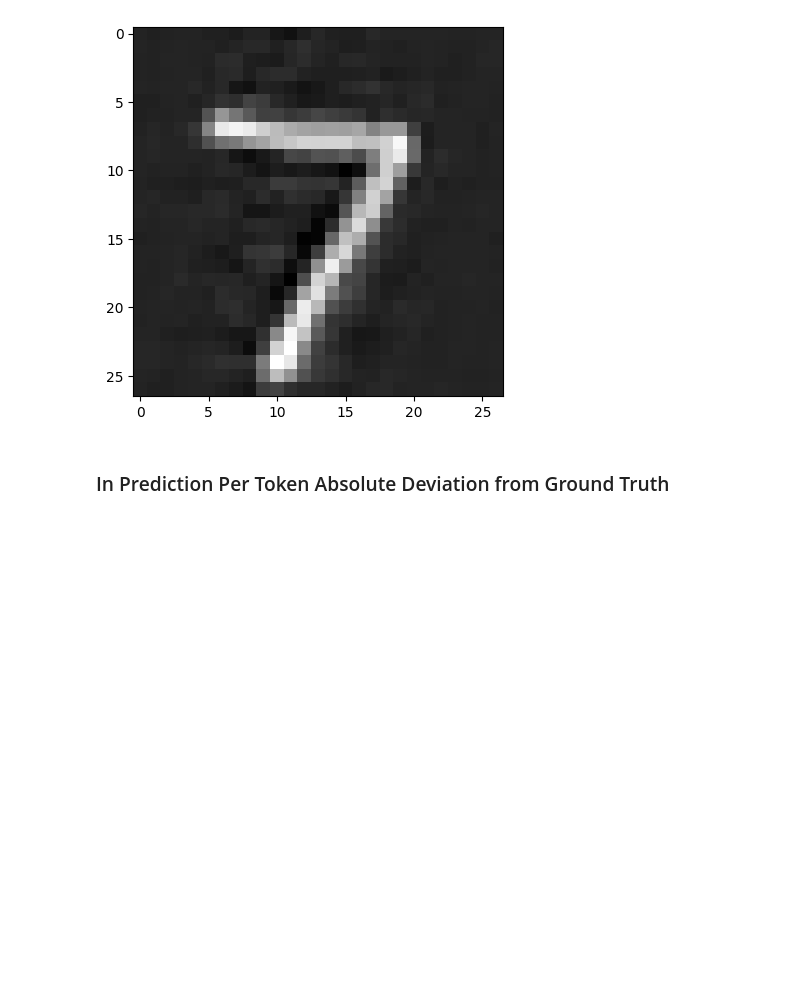
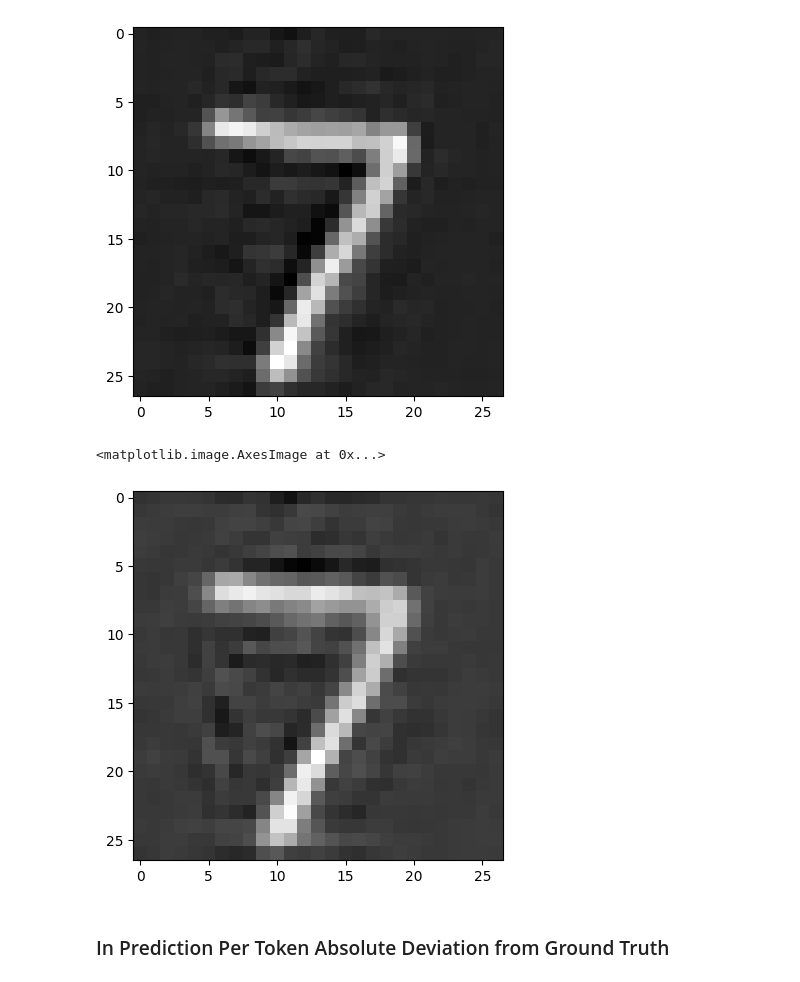
Before and after one commit to AmanKukde/FourierImageTransformer, a Jupyter notebook: examples/Super-Resolution - MNIST Example.ipynb, the cells around one changed output. Saved outputs shown, nothing was run; the diff lists cells and outputs as text; code cells hidden in the pictures; blank space fills up the shorter version.

```diff
--- a/examples/Super-Resolution - MNIST Example.ipynb
+++ b/examples/Super-Resolution - MNIST Example.ipynb
@@ -34,19 +34,20 @@ dm.setup()
 r, phi, flatten_order, order = get_polar_rfft_coords_2D(img_shape=dm.gt_shape)
 n_heads = 8
 d_query = 32
-model = SResTransformerModule(d_model=n_heads*d_query,
-                              img_shape=dm.gt_shape,
+model = SResTransformerModule(img_shape=dm.gt_shape,
                               coords=(r, phi),
                               dst_flatten_order=flatten_order,
                               dst_order=order,
                               loss='prod',
                               lr=0.0001, weight_decay=0.01, n_layers=8,
-                              n_heads=n_heads, d_query=d_query, dropout=0.1, attention_dropout=0.1,num_shells =5,
+                              n_heads=n_heads, d_query=d_query,num_shells =5,
                               model_type = 'fast')
 
 fig = plt.figure()
 psnr_dict = {}
 trained_model_path = '/home/aman.kukde/Projects/FourierImageTransformer/models/Fast_prod__L_8_H_8_s_5_subset_False_27-03_16-58-36/epoch=222-step=383337.ckpt'
+# trained_model_path = '/home/aman.kukde/Projects/FourierImageTransformer/models/Fast_prod__L_8_H_8_s_5_subset_False_26-03_20-10-16/epoch=183-step=316296.ckpt'
+# trained_model_path = '/home/aman.kukde/Projects/FourierImageTransformer/models/Fast_sum__L_8_H_8_s_5_subset_False_27-03_19-06-54/epoch=261-step=450378.ckpt'
 weights = torch.load(trained_model_path)['state_dict']
 model.load_state_dict(weights)
 model.cuda()
@@ -140,6 +105,12 @@ plt.imshow(pred_img[0].cpu().numpy(),cmap = 'gray')
 # %% [output]
 <matplotlib.image.AxesImage at 0x...>
 [figure]
+# %%
+pred_img = model.convert2img(pred,mag_min,mag_max)
+plt.imshow(pred_img[0].cpu().numpy(),cmap = 'gray')
+# %% [output]
+<matplotlib.image.AxesImage at 0x...>
+[figure, added]
 # %% [markdown]
 ### In Prediction Per Token Absolute Deviation from Ground Truth
 # %%
```
Also changed, not shown: parts of 9 cells of this notebook, 7 other files.
